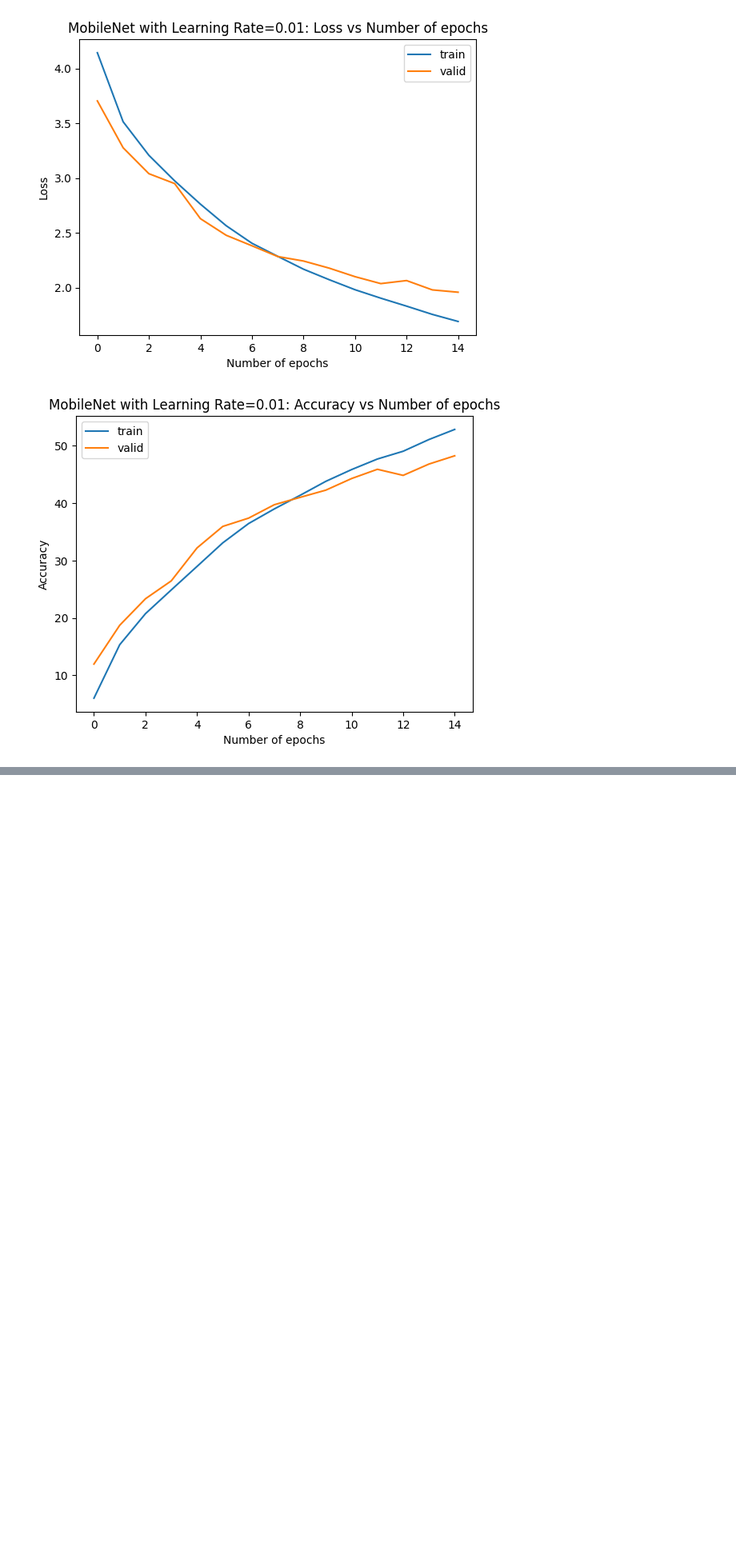
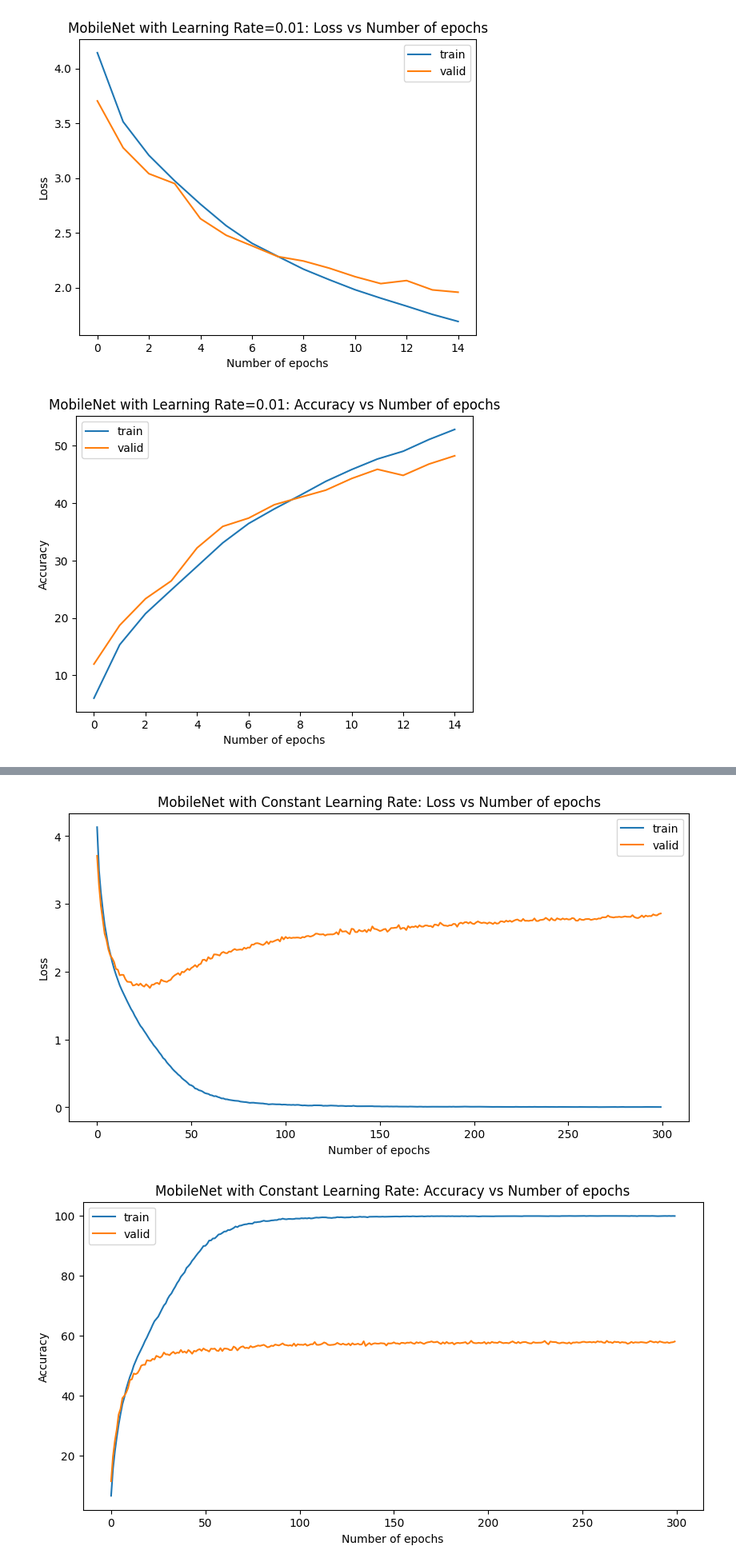
Before and after one commit to giangson19/ai6103_assignment, a Jupyter notebook: ai6103_mobilenet_homework.ipynb, the cells around one changed output, grey strips where cells are left out. Shown at 80% size. Saved outputs shown, nothing was run; the diff lists cells and outputs as text; code cells hidden in the pictures; blank space fills up the shorter version.

```diff
--- a/ai6103_mobilenet_homework.ipynb
+++ b/ai6103_mobilenet_homework.ipynb
@@ -124,6 +124,7 @@ for learning_rate in learning_rates:
             f"Valid Acc: {valid_accuracy:.2f}%")
 
 
+    plt.figure(figsize=(10, 5))
     plt.plot(range(len(train_losses)), train_losses)
     plt.plot(range(len(valid_losses)), valid_losses)
     plt.xlabel("Number of epochs")
@@ -133,7 +134,7 @@ for learning_rate in learning_rates:
     plt.savefig(f'images/{learning_rate}_loss.png')
     plt.show()
 
-
+    plt.figure(figsize=(10, 5))
     plt.plot(range(len(train_accuracies)), train_accuracies)
     plt.plot(range(len(valid_accuracies)), valid_accuracies)
     plt.xlabel("Number of epochs")
@@ -212,3 +213,61 @@ Epoch [14/15], Train Loss: 1.7558, Train Acc: 51.07%, Valid Loss: 1.9795, Valid
 Epoch [15/15], Train Loss: 1.6913, Train Acc: 52.83%, Valid Loss: 1.9582, Valid Acc: 48.24%
 [figure]
 [figure]
+# %%
+# Hyperparameters for the new experiments
+num_epochs = 300
+learning_rate = 0.01
+
+# Function to train with constant learning rate
+def train_constant_lr(model, optimizer, criterion, train_loader, valid_loader, device, num_epochs):
+    train_losses = []
+    valid_losses = []
+    train_accuracies = []
+    valid_accuracies = []
+
+    for epoch in range(num_epochs):
+        train_loss, train_accuracy = train_func(model, optimizer, criterion, train_loader, device, epoch)
+        valid_loss, valid_accuracy = eval(model, criterion, valid_loader, device)
+
+        train_losses.append(train_loss)
+        valid_losses.append(valid_loss)
+        train_accuracies.append(train_accuracy)
+        valid_accuracies.append(valid_accuracy)
+
+        print(f"Epoch [{epoch+1}/{num_epochs}], "
+              f"Train Loss: {train_loss:.4f}, "
+              f"Train Acc: {train_accuracy:.2f}%, "
+              f"Valid Loss: {valid_loss:.4f}, "
+              f"Valid Acc: {valid_accuracy:.2f}%")
+
+    return train_losses, valid_losses, train_accuracies, valid_accuracies
+
+
+
+# Experiment 1: Train for 300 epochs with constant learning rate
+print("Experiment 1: Training with constant learning rate")
+model = MobileNet(num_classes=100).to(device)
+optimizer = optim.SGD(model.parameters(), lr=learning_rate, momentum=momentum)
+train_losses, valid_losses, train_accuracies, valid_accuracies = train_constant_lr(
+    model, optimizer, criterion, train_loader, valid_loader, device, num_epochs)
+
+plt.figure(figsize=(10, 5))
+plt.plot(range(len(train_losses)), train_losses)
+plt.plot(range(len(valid_losses)), valid_losses)
+plt.xlabel("Number of epochs")
+plt.ylabel("Loss")
+plt.title("MobileNet with Constant Learning Rate: Loss vs Number of epochs")
+plt.legend(['train', 'valid'])
+plt.savefig('images/constant_lr_loss.png')
+plt.show()
+
+plt.figure(figsize=(10, 5))
+plt.plot(range(len(train_accuracies)), train_accuracies)
+plt.plot(range(len(valid_accuracies)), valid_accuracies)
+plt.xlabel("Number of epochs")
+plt.ylabel("Accuracy")
+plt.title("MobileNet with Constant Learning Rate: Accuracy vs Number of epochs")
+plt.legend(['train', 'valid'])
+plt.savefig('images/constant_lr_accuracy.png')
+plt.show()
+# %% [output]
@@ -214,0 +291,2 @@ Epoch [15/15], Train Loss: 1.6913, Train Acc: 52.83%, Valid Loss: 1.9582, Valid
+[figure, added]
+[figure, added]
```
Also changed, not shown: parts of 4 cells of this notebook.
